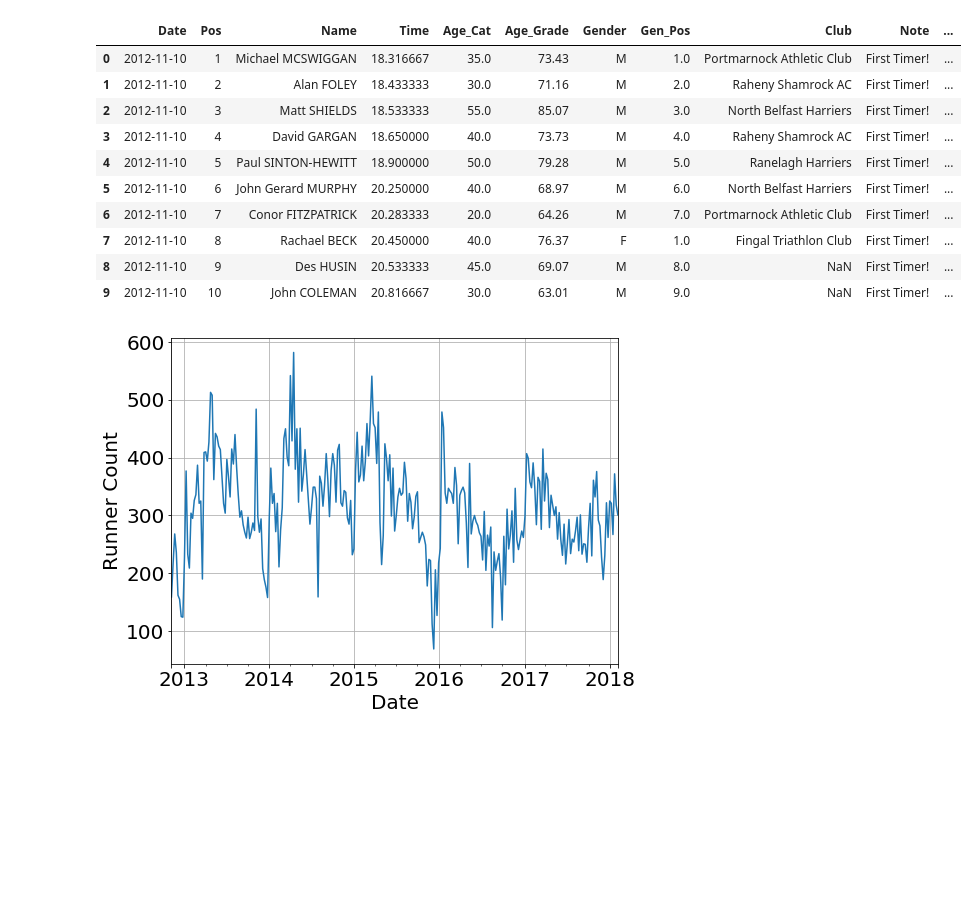
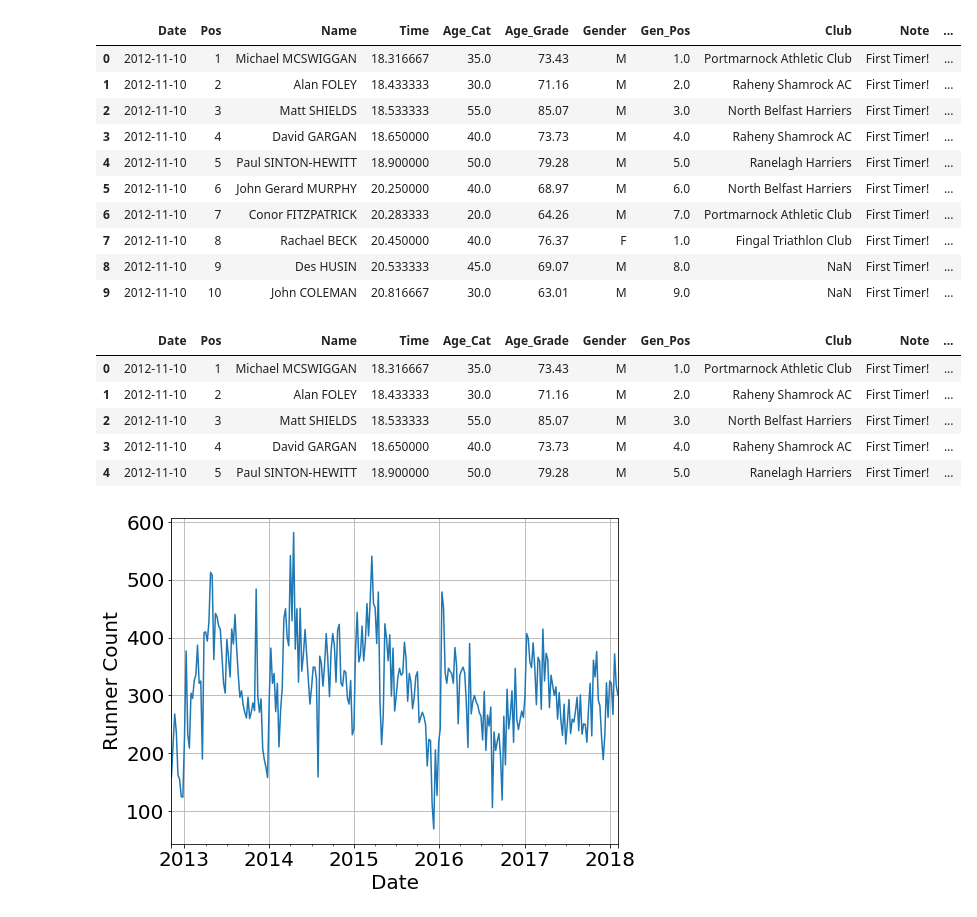
Before and after one commit to caffreit/testpark, a Jupyter notebook: Exploratory Data Analysis of Malahide Park Run.ipynb, the cells around one changed output. Drawn from its saved outputs; the diff is of its cells as text; code cells hidden in the pictures; blank space fills up the shorter version.

```diff
--- a/Exploratory Data Analysis of Malahide Park Run.ipynb
+++ b/Exploratory Data Analysis of Malahide Park Run.ipynb
@@ -12,3 +12,6 @@ import scipy.stats as stats
 # %%
 path_to_file = 'C:\Users\Administrator\Documents\Python Scripts\examplepark.csv'
 data = pd.read_csv(path_to_file)
+# %%
+path_to_file = 'C:\Users\Administrator\Documents\Python Scripts\dly532.csv'
+weatherdata = pd.read_csv(path_to_file)
@@ -54,6 +66,16 @@ data.head(10)
 | 7 | 2012-11-10 | 8 | Rachael BECK | 20.450000 | 40.0 | 76.37 | F | 1.0 | Fingal Triathlon Club | First Timer! | ... |
 | 8 | 2012-11-10 | 9 | Des HUSIN | 20.533333 | 45.0 | 69.07 | M | 8.0 | NaN | First Timer! | ... |
 | 9 | 2012-11-10 | 10 | John COLEMAN | 20.816667 | 30.0 | 63.01 | M | 9.0 | NaN | First Timer! | ... |
+# %%
+data['MeanT'] = weatherdata['meantp']
+data.head()
+# %% [output]
+|  | Date | Pos | Name | Time | Age_Cat | Age_Grade | Gender | Gen_Pos | Club | Note | ... |
+| 0 | 2012-11-10 | 1 | Michael MCSWIGGAN | 18.316667 | 35.0 | 73.43 | M | 1.0 | Portmarnock Athletic Club | First Timer! | ... |
+| 1 | 2012-11-10 | 2 | Alan FOLEY | 18.433333 | 30.0 | 71.16 | M | 2.0 | Raheny Shamrock AC | First Timer! | ... |
+| 2 | 2012-11-10 | 3 | Matt SHIELDS | 18.533333 | 55.0 | 85.07 | M | 3.0 | North Belfast Harriers | First Timer! | ... |
+| 3 | 2012-11-10 | 4 | David GARGAN | 18.650000 | 40.0 | 73.73 | M | 4.0 | Raheny Shamrock AC | First Timer! | ... |
+| 4 | 2012-11-10 | 5 | Paul SINTON-HEWITT | 18.900000 | 50.0 | 79.28 | M | 5.0 | Ranelagh Harriers | First Timer! | ... |
 # %%
 ax = data.groupby('Date').count()['Pos'].plot.line(figsize=(8, 6), fontsize=20)
 ax.set_xlabel("Date", fontsize=20)
```
Also changed, not shown: parts of 10 cells of this notebook.
